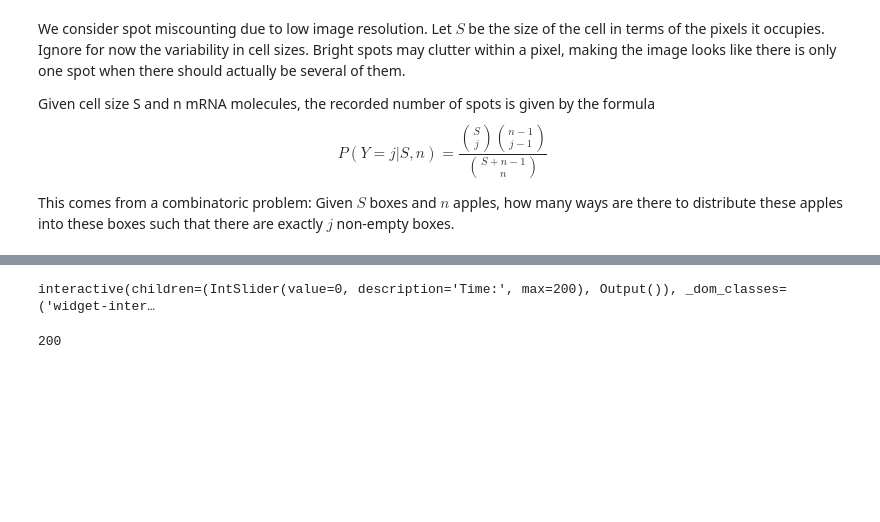
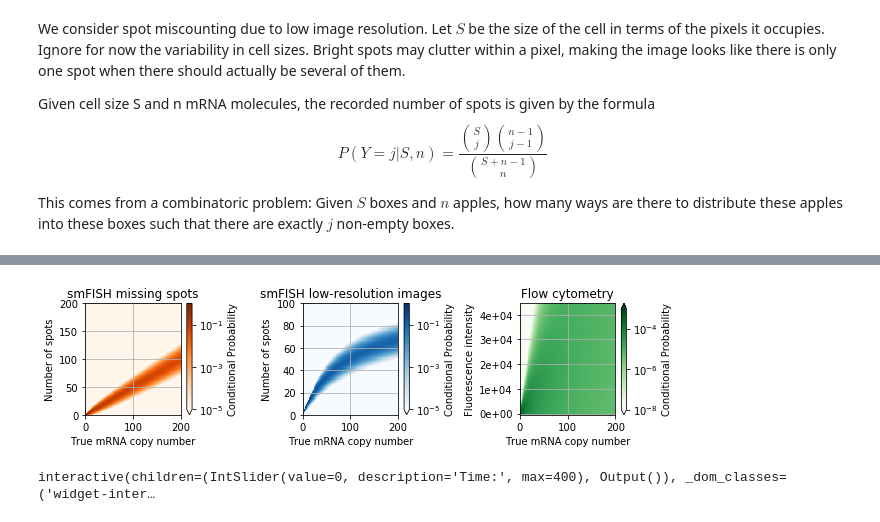
Before and after one commit to voduchuy/NoisyMeasurementFIM, a Jupyter notebook: bursting_gene_plots.ipynb, the cells around one changed output, grey strips where cells are left out. Drawn from its saved outputs; the diff is of its cells as text; code cells hidden in the pictures; blank space fills up the shorter version.

```diff
--- a/bursting_gene_plots.ipynb
+++ b/bursting_gene_plots.ipynb
@@ -99,7 +59,7 @@ def BinomialNoiseMatrix(n_max, p_success):
             M[:, j] = binom.pmf(np.linspace(0, n_max, n_max+1), j, p_success)
     return M
 
-n_max = 200
+n_max = 400
 C_binom = BinomialNoiseMatrix(n_max, p_success)
 
 fim_binom = np.zeros((len(t_meas), 4, 4))
@@ -141,7 +101,7 @@ def LowResNoiseMatrix(n_max):
             M[:, j] = comb(num_pixels, np.arange(0, n_max+1))*comb(j-1, np.arange(0,n_max+1)-1)/comb(num_pixels + j - 1, j)
     return M
 
-n_max = 200
+n_max = 400
 C_lowres = LowResNoiseMatrix(n_max)
 
 fim_lowres = np.zeros((len(t_meas), 4, 4))
@@ -180,3 +311,51 @@ np.savez('fim_composite.npz', fim_composite=fim_composite)
+# %%
+def intensitycondprob(y, x):
+    return np.exp(-((y - x*kappa - mu_bg)**2.0)/(2.0*(x*x*sigma_probe**2.0+sigma_bg**2.0)))/ \
+    np.sqrt(2*np.pi*(x*x*sigma_probe**2.0+sigma_bg**2.0))
+
+yrange = [mu_bg - 3*sigma_bg, kappa*200 + 3*sigma_bg]
+yeval = np.linspace(yrange[0], yrange[1], 1000)
+
+C_flowcyt = np.zeros((1000, 200))
+for j in range(0, 200):
+    C_flowcyt[:, j] = intensitycondprob(yeval, j)
+# %%
+fig, axs = plt.subplots(1, 3)
+fig.set_size_inches(9, 2.5)
+fig.set_tight_layout(True)
+
+import matplotlib.colors as colors
+
+C_binom[C_binom<=0.0] = 1.0e-16
+p0 = axs[0].pcolormesh(C_binom[0:200,0:200], norm=colors.LogNorm(vmin=1.0E-5, vmax=1.0),
+                         cmap=plt.cm.get_cmap("Oranges"))
+fig.colorbar(p0, ax=axs[0], orientation='vertical', extend='min', label=r"Conditional Probability")
+
+C_lowres[C_lowres == 0.0] = 1.0e-16
+p1 = axs[1].pcolormesh(C_lowres[0:200,0:200], norm=colors.LogNorm(vmin=1.0E-5, vmax=1.0),
+                         cmap=plt.cm.get_cmap("Blues"))
+axs[1].set_ylim([0, 100])
+fig.colorbar(p1, ax=axs[1], orientation='vertical', extend='min', label="Conditional Probability")
+
+p2 = axs[2].pcolormesh(np.arange(0, 201), yeval, C_flowcyt, norm=colors.LogNorm(vmin=1.0E-8, vmax=1.0E-3),
+                         cmap=plt.cm.get_cmap("Greens"))
+axs[2].yaxis.set_major_formatter(FormatStrFormatter('%.0e'))
+cbar2 = fig.colorbar(p2, ax=axs[2], orientation='vertical', extend='both', label=r"Conditional Probability")
+
+
+for j in range(0,3):
+    axs[j].set_xlabel('True mRNA copy number')
+    axs[j].set_ylabel('Number of spots')
+axs[2].set_ylabel('Fluorescence intensity')
+
+models = ['smFISH missing spots', 'smFISH low-resolution images', 'Flow cytometry']
+for j in range(0,3):
+    axs[j].set_title(models[j])
+    axs[j].grid()
+
+fig.savefig('kernel_maps.pdf', bbox_inches='tight')
+# %% [output]
+[figure, added]
 # %%
 time_slider = widgets.IntSlider(value=0, min=0, max=len(t_meas)-1, step=1, description='Time:')
 
@@ -185,7 +364,6 @@ def plot_rna_dist_sens(itime):
     fig_smfish.set_tight_layout(True)
     xmax = len(rna_distributions[itime])-1
     p_binom = C_binom[0:xmax+1, 0:xmax+1]@rna_distributions[itime]
-    p_composite = C_composite[0:xmax+1, 0:xmax+1]@rna_distributions[itime]
     p_lowres = C_lowres[0:xmax+1, 0:xmax+1]@rna_distributions[itime]
 
     fig_smfish.suptitle(f't = {t_meas[itime]:.2f}')
@@ -193,20 +371,18 @@ def plot_rna_dist_sens(itime):
     ax0.plot(np.arange(0, xmax+1), rna_distributions[itime], label='True', linewidth=4)
     ax0.plot(np.arange(0, xmax+1), p_binom, color='orange', linestyle=':', label='Lossy')
     ax0.plot(np.arange(0, xmax+1), p_lowres, color='magenta', linestyle='dotted', label='Low-resolution')
-    ax0.plot(np.arange(0, xmax+1), p_composite, color='red', linestyle=':', label='Composite noise')
+
     ax0.set_xlabel('RNA molecule count')
     ax0.set_ylabel('Probability')
 
     ax1 = ax0.twinx()
-    xvals = np.logspace(-8, np.log10(xmax), 100)*kappa
-    pflowcyt = flowcyt_intensity_prob[itime](xvals)
-    ax1.plot(xvals/kappa, pflowcyt, color='green', linestyle='-', marker = 'v', label='Flow cytometry')
+    ax1.plot(flowcyt_prob[itime]['yeval']/kappa, flowcyt_prob[itime]['peval'],
+            color='green', linestyle='-', label='Flow cytometry')
     ax1.tick_params(axis='y', labelcolor='green')
     ax1.set_ylabel('Probability density', color='green')
-
     fig_smfish.legend(bbox_to_anchor=(0.25, 0, 1, 1), loc = 'lower right')
-
+    fig_smfish.savefig('distributions.pdf', bbox_inches='tight')
 
 widgets.interactive(plot_rna_dist_sens, itime=time_slider)
 # %% [output]
-interactive(children=(IntSlider(value=0, description='Time:', max=200), Output()), _dom_classes=('widget-inter…
+interactive(children=(IntSlider(value=0, description='Time:', max=400), Output()), _dom_classes=('widget-inter…
@@ -304,5 +388,0 @@ def plot_uncertainties(itime, num_cells_smfish, num_cells_flowcyt):
-# %%
-mu_bg
-sigma_bg
-# %% [output]
-200
```
Also changed, not shown: parts of 19 cells of this notebook, 6 other files.
